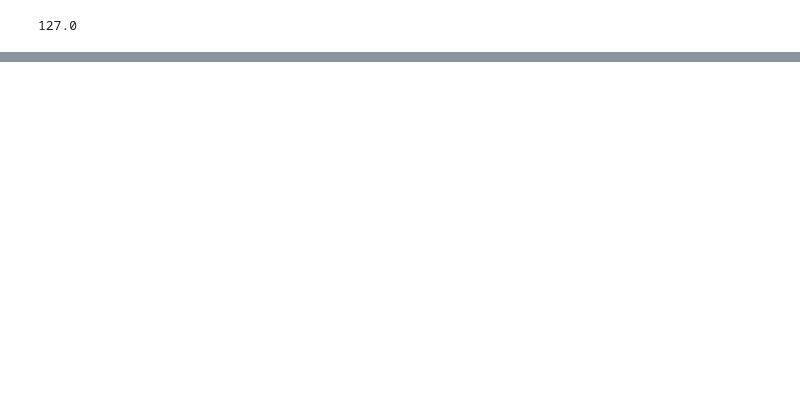
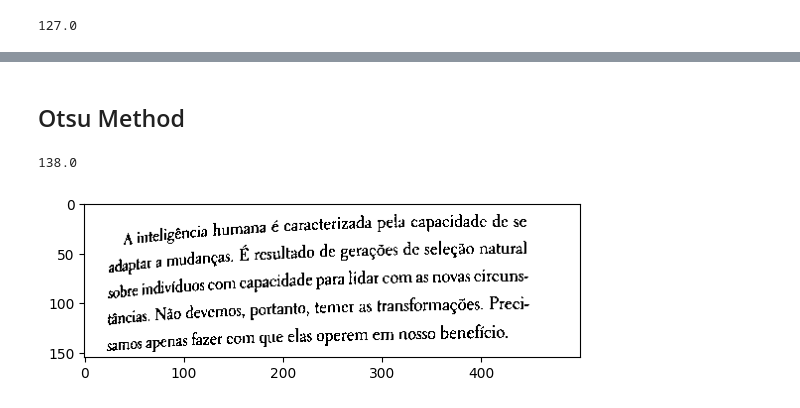
Before and after one commit to siapai/ocr-learning, a Jupyter notebook: Preprocessing.ipynb, the cells around one changed output, grey strips where cells are left out. Cells and saved outputs as stored; diff of their text form; code cells hidden in the pictures; blank space fills up the shorter version.

```diff
--- a/Preprocessing.ipynb
+++ b/Preprocessing.ipynb
@@ -58,0 +71,9 @@ value
+# %% [markdown]
+## Otsu Method
+# %%
+value, otsu = cv2.threshold(gray, 0, 255, cv2.THRESH_BINARY | cv2.THRESH_OTSU)
+plt.imshow(otsu, cmap='gray')
+print(value)
+# %% [output]
+138.0
+[figure, added]
```
Also changed, not shown: parts of 64 cells of this notebook.
